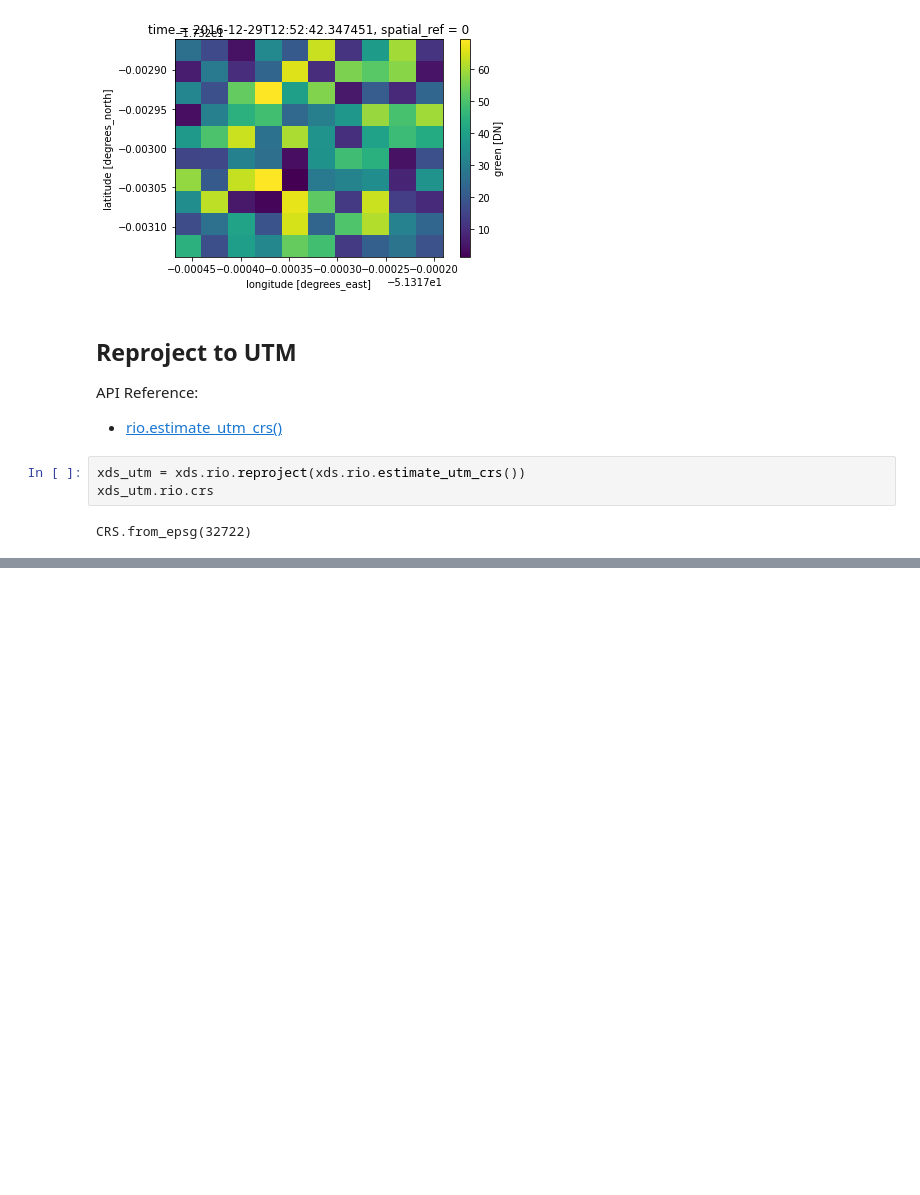
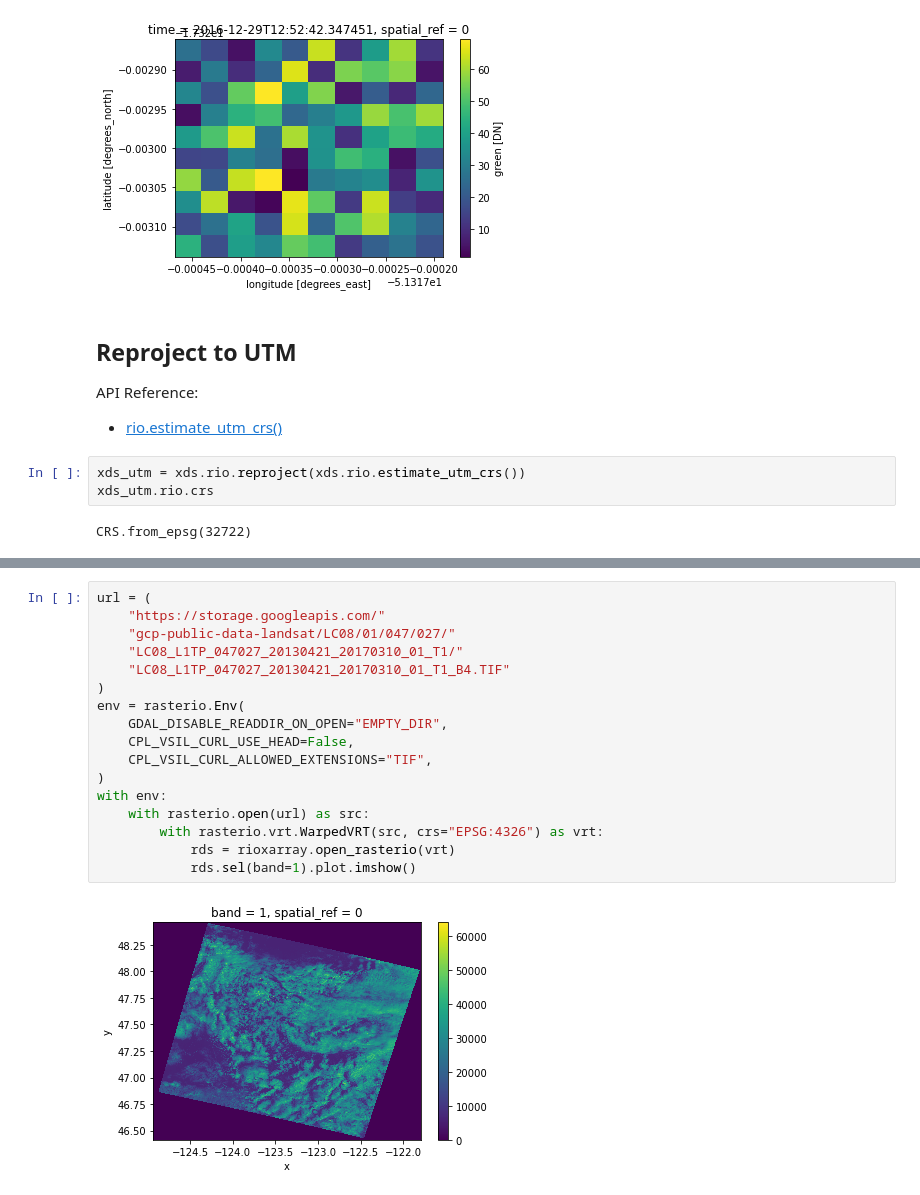
Before and after one commit to corteva/rioxarray, a Jupyter notebook: docs/examples/reproject.ipynb, the cells around one changed output, grey strips where cells are left out. Drawn from its saved outputs; the diff is of its cells as text; blank space fills up the shorter version.

Commit message:
DOC: Add example of re-projecting large dataset using WarpedVRT

```diff
--- a/docs/examples/reproject.ipynb
+++ b/docs/examples/reproject.ipynb
@@ -67,0 +74,19 @@ CRS.from_epsg(32722)
+# %%
+url = (
+    "https://storage.googleapis.com/"
+    "gcp-public-data-landsat/LC08/01/047/027/"
+    "LC08_L1TP_047027_20130421_20170310_01_T1/"
+    "LC08_L1TP_047027_20130421_20170310_01_T1_B4.TIF"
+)
+env = rasterio.Env(
+    GDAL_DISABLE_READDIR_ON_OPEN="EMPTY_DIR",
+    CPL_VSIL_CURL_USE_HEAD=False,
+    CPL_VSIL_CURL_ALLOWED_EXTENSIONS="TIF",
+)
+with env:
+    with rasterio.open(url) as src:
+        with rasterio.vrt.WarpedVRT(src, crs="EPSG:4326") as vrt:
+            rds = rioxarray.open_rasterio(vrt)
+            rds.sel(band=1).plot.imshow()
+# %% [output]
+[figure, added]
```
Also changed, not shown: parts of 2 cells of this notebook.
